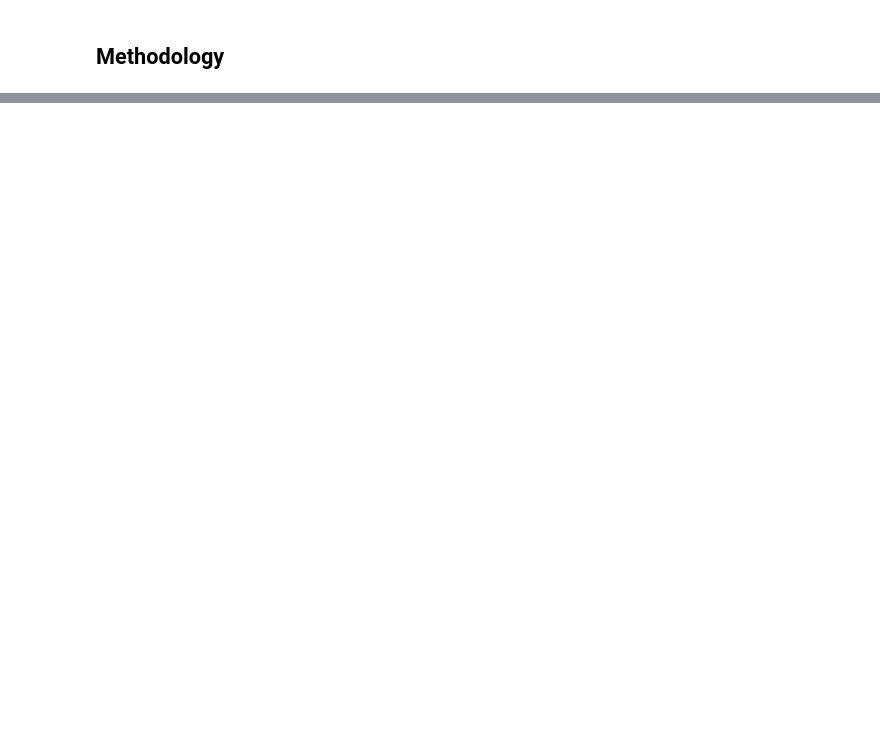
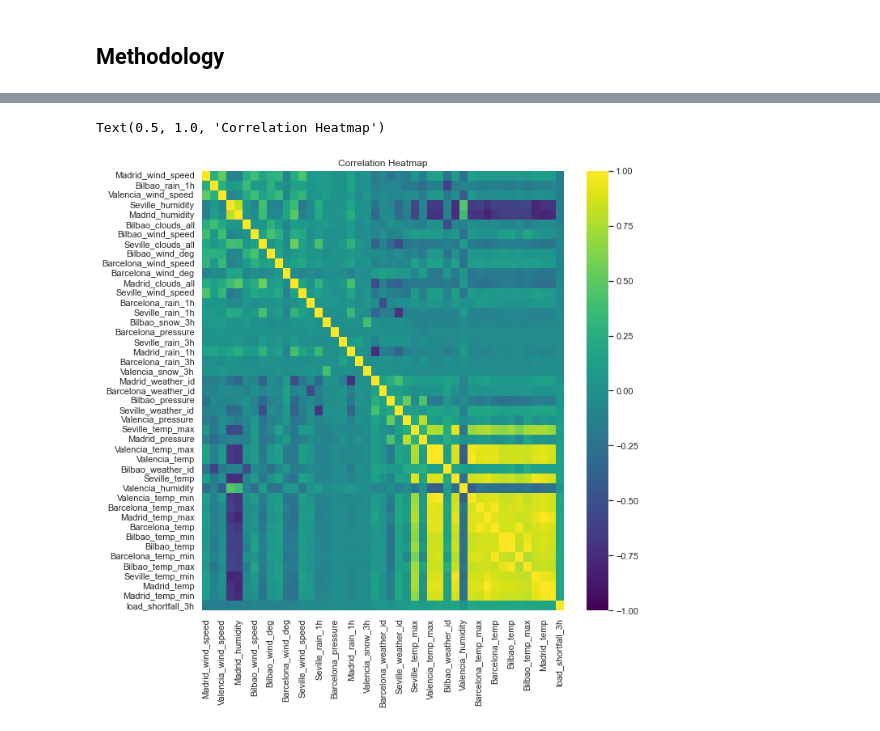
Before and after one commit to KenCBonyo/2110ACDS_ND5, a Jupyter notebook: 2110ACDS_ND5_v0.1.ipynb, the cells around one changed output, grey strips where cells are left out. Saved outputs shown, nothing was run; the diff lists cells and outputs as text; code cells hidden in the pictures; blank space fills up the shorter version.

```diff
--- a/2110ACDS_ND5_v0.1.ipynb
+++ b/2110ACDS_ND5_v0.1.ipynb
@@ -42,0 +97,29 @@ Justify the solution <br/>
+# %%
+# Libraries for data loading, data manipulation
+import pandas as pd
+
+#Libraries for Data visualization
+import matplotlib.pyplot as plt
+import seaborn as sns
+sns.set(font_scale = 1)
+# import plotly.graph_objects as go
+# from plotly.subplots import make_subplots
+from statsmodels.graphics.correlation import plot_corr
+
+
+# Libraries for data preparation and model building
+import statsmodels.formula.api as sm
+from statsmodels.formula.api import ols
+from scipy.stats import pearsonr
+from statsmodels.distributions.empirical_distribution import ECDF       #Imported for displaying the Empirical Cumulative Distribution of Features
+from sklearn.linear_model import LinearRegression
+from sklearn.model_selection import train_test_split
+
+#Libraries for Model Performance
+from sklearn.metrics import mean_squared_error, r2_score
+
+#Libraries for mathematical analyses
+import numpy as np
+
+# Setting global constants to ensure notebook results are reproducible
+# PARAMETER_CONSTANT = ###
@@ -42,0 +520,8 @@ Justify the solution <br/>
+# %%
+# evaluate correlation
+fig, ax = plt.subplots(figsize = (10,10))
+heatmap = sns.heatmap(train_df.corr(),ax=ax, vmin=-1, vmax=1, annot=False, cmap="viridis")
+heatmap.set_title("Correlation Heatmap", fontdict = {"fontsize":12})
+# %% [output]
+Text(0.5, 1.0, 'Correlation Heatmap')
+[figure, added]
```
Also changed, not shown: parts of 121 cells of this notebook.
